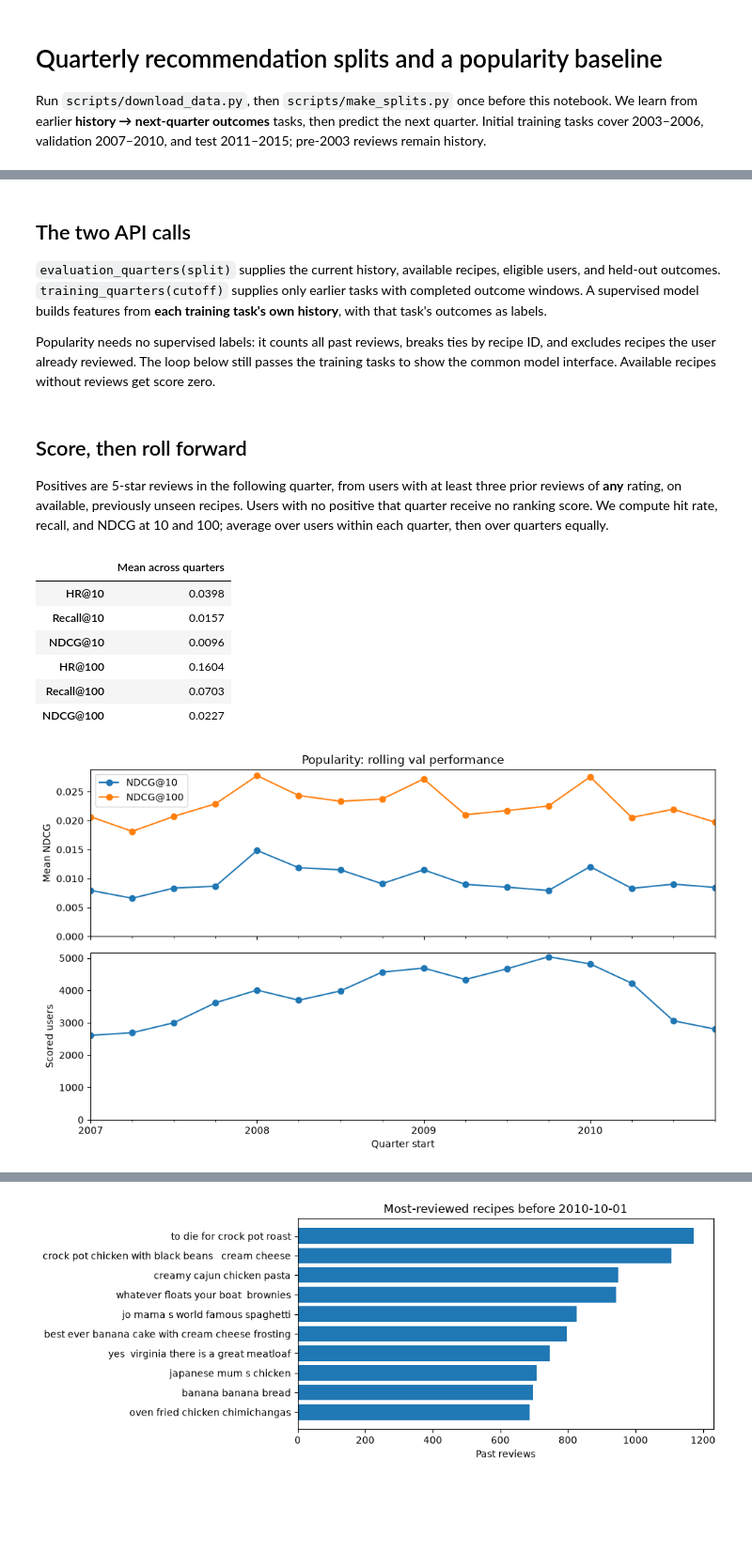
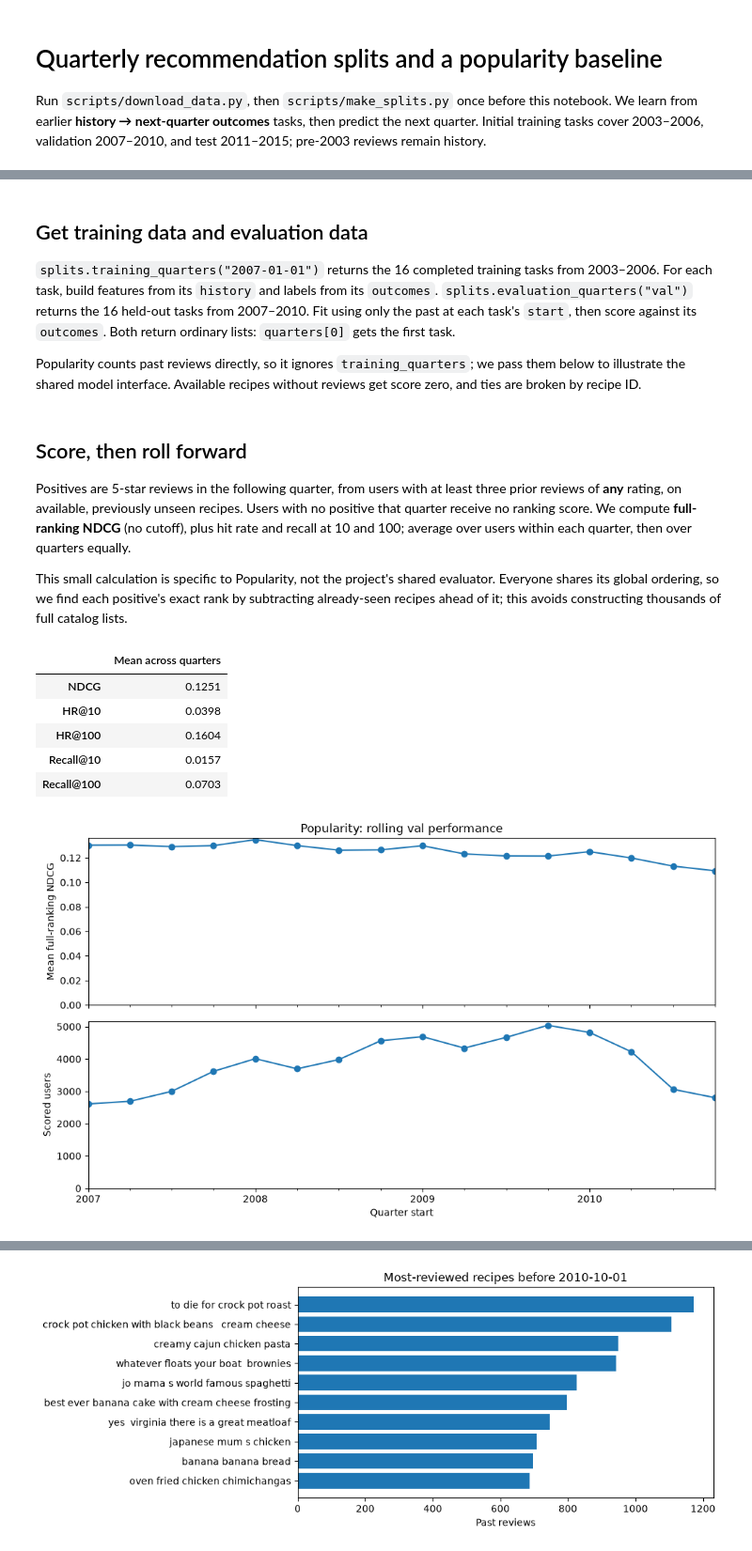
Before and after one commit to mihikabairathi/ml_in_practice_project, a Jupyter notebook: notebooks/rolling_popularity.ipynb, the cells around one changed output, grey strips where cells are left out. Shown at 94% size. Drawn from its saved outputs; the diff is of its cells as text; code cells hidden in the pictures; blank space fills up the shorter version.

Commit message:
Use full NDCG and return indexable quarterly splits

```diff
--- a/notebooks/rolling_popularity.ipynb
+++ b/notebooks/rolling_popularity.ipynb
@@ -25,34 +24,39 @@ Matplotlib is building the font cache; this may take a moment.
 | val | 377717 | 279537 | 61814 |
 | test | 134059 | 100846 | 29079 |
 # %% [markdown]
-## The two API calls
+## Get training data and evaluation data
 
-`evaluation_quarters(split)` supplies the current history, available recipes, eligible users, and held-out outcomes.
-`training_quarters(cutoff)` supplies only earlier tasks with completed outcome windows. A supervised model builds features from **each training task's own history**, with that task's outcomes as labels.
+`splits.training_quarters("2007-01-01")` returns the 16 completed training tasks from 2003–2006. For each task, build features from its `history` and labels from its `outcomes`.
+`splits.evaluation_quarters("val")` returns the 16 held-out tasks from 2007–2010. Fit using only the past at each task's `start`, then score against its `outcomes`. Both return ordinary lists: `quarters[0]` gets the first task.
 
-Popularity needs no supervised labels: it counts all past reviews, breaks ties by recipe ID, and excludes recipes the user already reviewed. The loop below still passes the training tasks to show the common model interface. Available recipes without reviews get score zero.
+Popularity counts past reviews directly, so it ignores `training_quarters`; we pass them below to illustrate the shared model interface. Available recipes without reviews get score zero, and ties are broken by recipe ID.
 # %% [markdown]
 ## Score, then roll forward
 
 Positives are 5-star reviews in the following quarter, from users with at least three prior reviews of **any** rating, on available, previously unseen recipes. Users with no positive that quarter receive no ranking score.
-We compute hit rate, recall, and NDCG at 10 and 100; average over users within each quarter, then over quarters equally.
+We compute **full-ranking NDCG** (no cutoff), plus hit rate and recall at 10 and 100; average over users within each quarter, then over quarters equally.
+
+This small calculation is specific to Popularity, not the project's shared evaluator. Everyone shares its global ordering, so we find each positive's exact rank by subtracting already-seen recipes ahead of it; this avoids constructing thousands of full catalog lists.
 # %%
-def evaluate_quarter(model, quarter):
-    """Score the same held-out positives for every method using this example."""
+def evaluate_popularity(model, quarter):
+    """Full NDCG, HR@k and Recall@k from exact ranks in Popularity's ordering."""
     positives = quarter.outcomes[quarter.outcomes["rating"] == 5]
-    weights = 1 / np.log2(np.arange(2, 102))
+    global_rank = {recipe: rank for rank, recipe in enumerate(model.ranking_, start=1)}
     scores = []
     for user_id, rows in positives.groupby("user_id"):
         relevant = set(rows["recipe_id"])
-        ranked = model.recommend(user_id, k=100)
-        hits = np.array([recipe in relevant for recipe in ranked], dtype=float)
-        metrics = {}
+        ranks = np.array([global_rank[recipe] for recipe in relevant])
+        seen = model.seen_.get(user_id, set())
+        seen_ranks = sorted(global_rank[recipe] for recipe in seen if recipe in global_rank)
+        # Remove the number of already-seen recipes ranked above each positive.
+        ranks = ranks - np.searchsorted(seen_ranks, ranks)
+        dcg = (1 / np.log2(ranks + 1)).sum()
+        ideal = (1 / np.log2(np.arange(2, len(relevant) + 2))).sum()
+        metrics = {"NDCG": dcg / ideal}
         for k in (10, 100):
-            found = hits[:k]
-            metrics[f"HR@{k}"] = float(found.any())
-            metrics[f"Recall@{k}"] = found.sum() / len(relevant)
-            ideal = weights[:min(k, len(relevant))].sum()
-            metrics[f"NDCG@{k}"] = (found * weights[:len(found)]).sum() / ideal
+            hits = (ranks <= k).sum()
+            metrics[f"HR@{k}"] = float(hits > 0)
+            metrics[f"Recall@{k}"] = hits / len(relevant)
         scores.append(metrics)
     if not scores:
         raise ValueError(f"No scorable users at {quarter.start.date()}")
@@ -74,29 +78,28 @@ for quarter in splits.evaluation_quarters(split):
         training_quarters=splits.training_quarters(quarter.start),
     )
     # Current outcomes are used only for scoring, after the fit.
-    rows.append(evaluate_quarter(model, quarter))
+    rows.append(evaluate_popularity(model, quarter))
 
 results = pd.DataFrame(rows)
 results.to_csv(SPLIT_DIR / f"popularity_{split}.csv", index=False)
-results.filter(like="@").mean().to_frame("Mean across quarters").round(4)
+results[["NDCG", "HR@10", "HR@100", "Recall@10", "Recall@100"]].mean().to_frame("Mean across quarters").round(4)
 # %% [output]
 |  | Mean across quarters |
+| NDCG | 0.1251 |
 | HR@10 | 0.0398 |
+| HR@100 | 0.1604 |
 | Recall@10 | 0.0157 |
-| NDCG@10 | 0.0096 |
-| HR@100 | 0.1604 |
 | Recall@100 | 0.0703 |
-| NDCG@100 | 0.0227 |
 # %%
 fig, axes = plt.subplots(2, 1, figsize=(10, 6), sharex=True)
-results.plot(x="start", y=["NDCG@10", "NDCG@100"], marker="o", ax=axes[0])
-axes[0].set(title=f"Popularity: rolling {split} performance", ylabel="Mean NDCG")
+results.plot(x="start", y="NDCG", marker="o", legend=False, ax=axes[0])
+axes[0].set(title=f"Popularity: rolling {split} performance", ylabel="Mean full-ranking NDCG")
 axes[0].set_ylim(bottom=0)
 results.plot(x="start", y="scored_users", marker="o", legend=False, ax=axes[1])
 axes[1].set(ylabel="Scored users", xlabel="Quarter start")
 axes[1].set_ylim(bottom=0)
 fig.tight_layout()
 plt.show()
 # %% [output]
-[figure, old version]
+[figure, new version]
 # %% [markdown]
```
Also changed, not shown: parts of 2 cells of this notebook, 2 other files.
